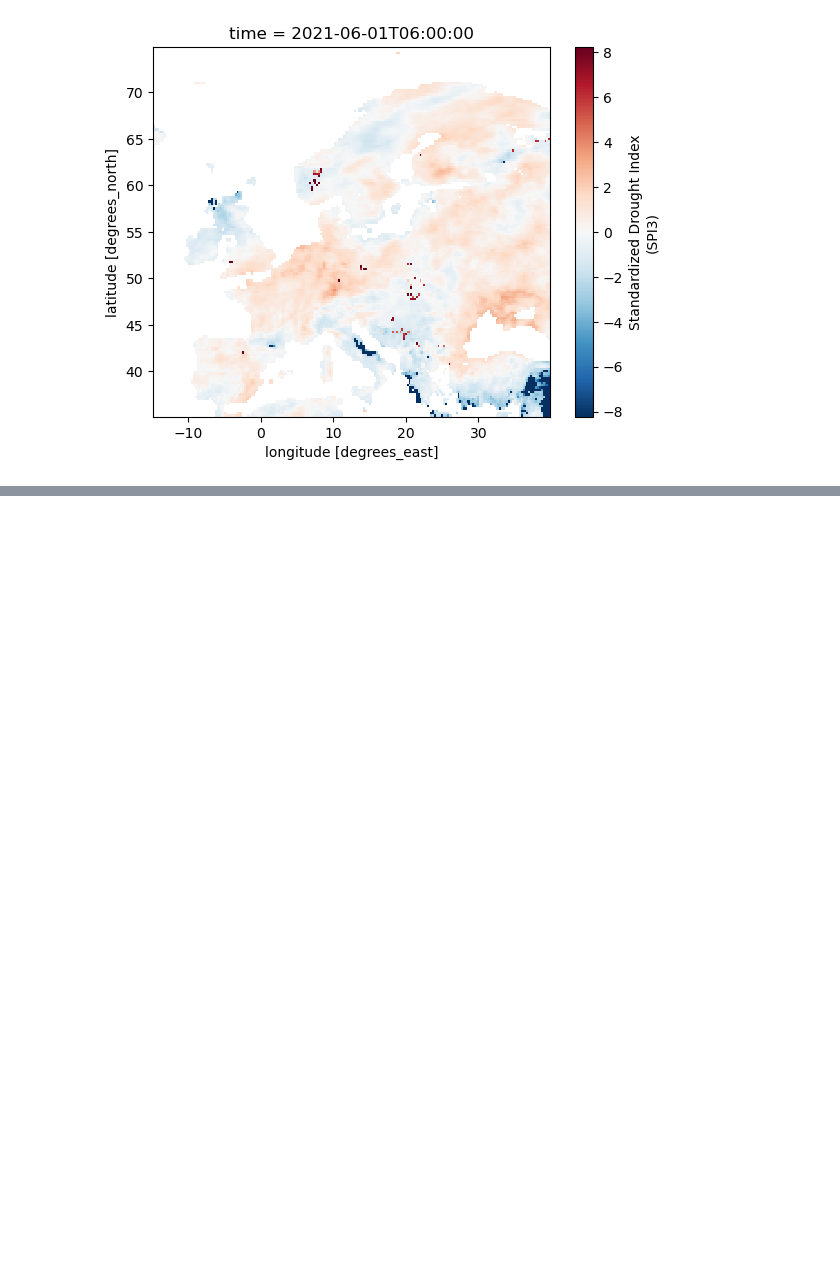
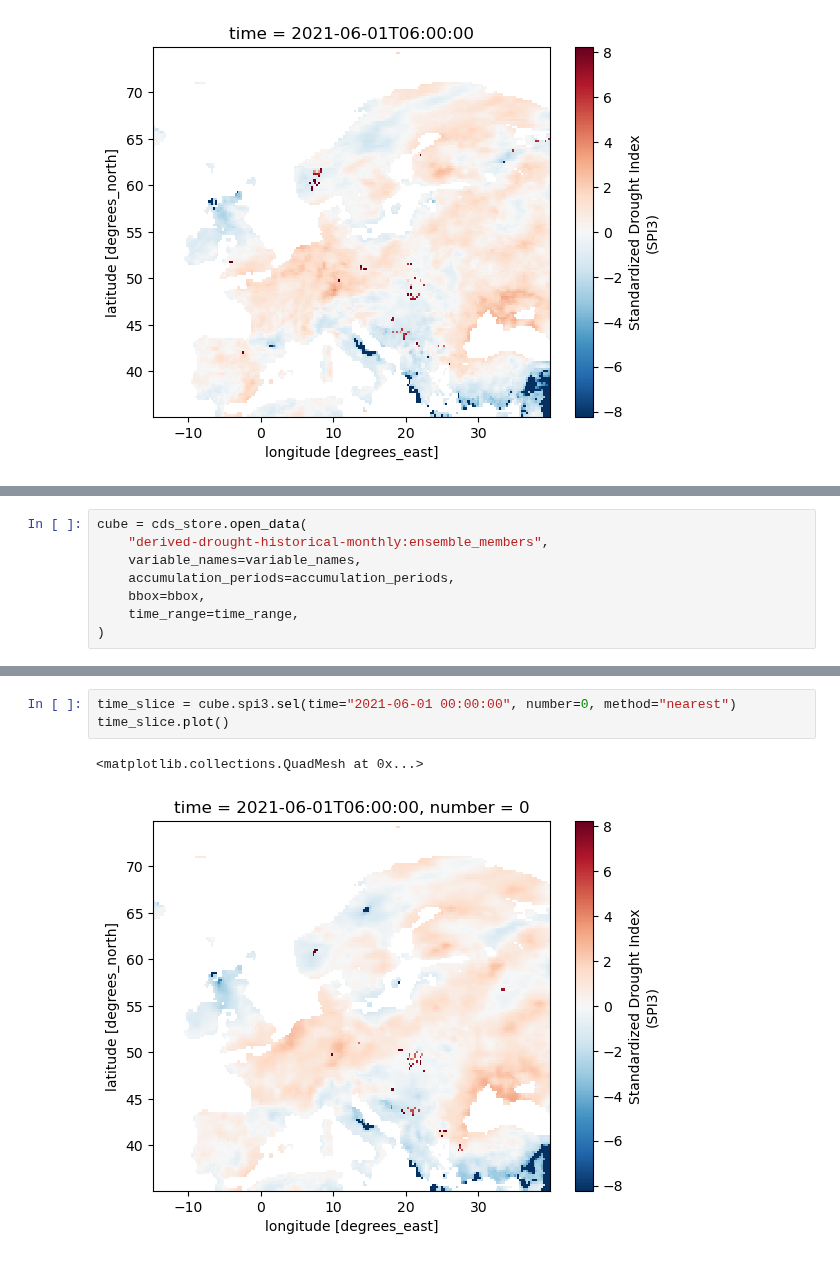
Before and after one commit to xcube-dev/xcube-cds, a Jupyter notebook: examples/notebooks/Ex4-CDS-store-drought-indices.ipynb, the cells around one changed output, grey strips where cells are left out. Drawn from its saved outputs; the diff is of its cells as text; blank space fills up the shorter version.

```diff
--- a/examples/notebooks/Ex4-CDS-store-drought-indices.ipynb
+++ b/examples/notebooks/Ex4-CDS-store-drought-indices.ipynb
@@ -145,0 +150,8 @@ time_series.plot()
+# %%
+cube = cds_store.open_data(
+    "derived-drought-historical-monthly:ensemble_members",
+    variable_names=variable_names,
+    accumulation_periods=accumulation_periods,
+    bbox=bbox,
+    time_range=time_range,
+)
@@ -145,0 +186,6 @@ time_series.plot()
+# %%
+time_slice = cube.spi3.sel(time="2021-06-01 00:00:00", number=0, method="nearest")
+time_slice.plot()
+# %% [output]
+<matplotlib.collections.QuadMesh at 0x...>
+[figure, added]
```
Also changed, not shown: parts of 8 cells of this notebook, 7 other files.
